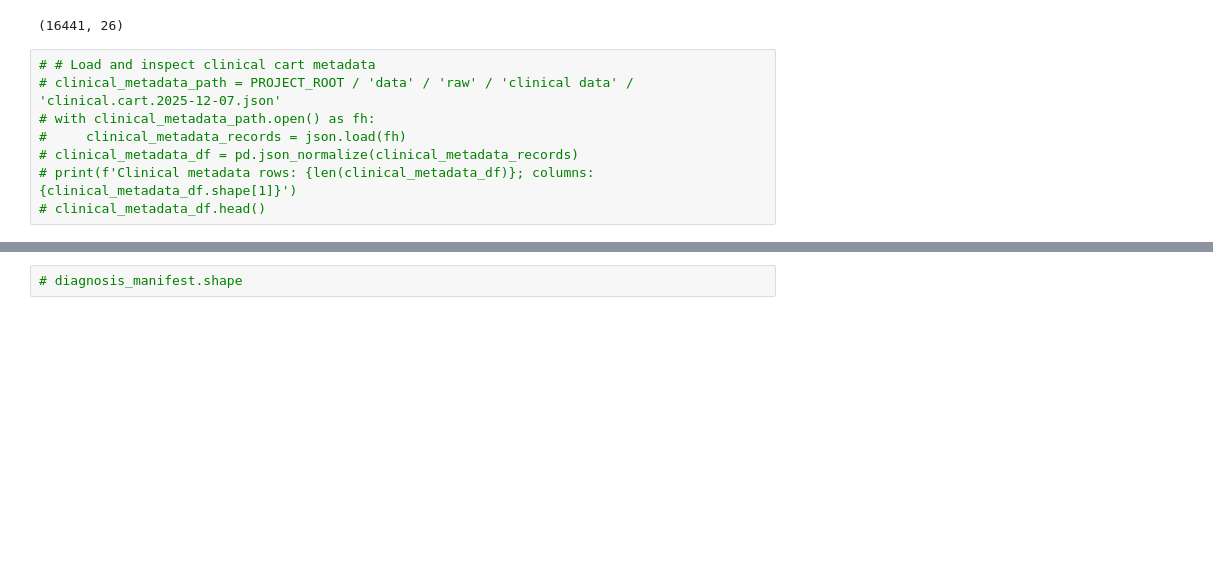
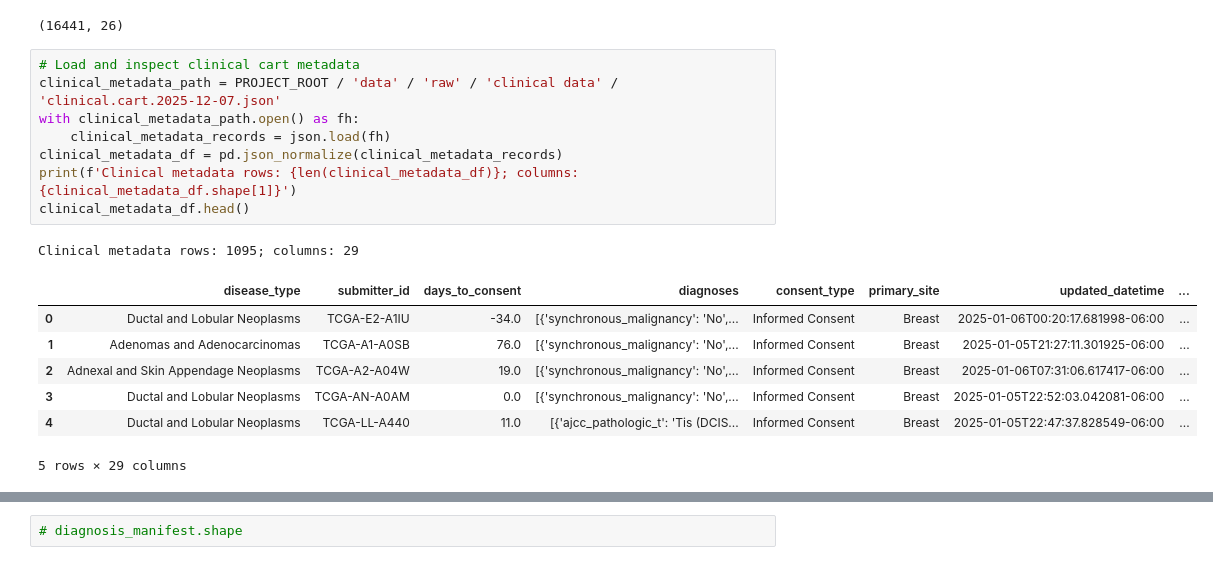
Before and after one commit to sarthak-arora1997/tcga-brca-multiomics-subtyping, a Jupyter notebook: notebooks/01_download_and_organize_data.ipynb, the cells around one changed output, grey strips where cells are left out. Drawn from its saved outputs; the diff is of its cells as text; blank space fills up the shorter version.

Commit message:
further analyzing clinical data and diagnoses within that .json file for survival analysis

```diff
--- a/notebooks/01_download_and_organize_data.ipynb
+++ b/notebooks/01_download_and_organize_data.ipynb
@@ -198,11 +198,20 @@ aliquot_manifest.shape
 # %% [output]
 (16441, 26)
 # %%
-# # Load and inspect clinical cart metadata
-# clinical_metadata_path = PROJECT_ROOT / 'data' / 'raw' / 'clinical data' / 'clinical.cart.2025-12-07.json'
-# with clinical_metadata_path.open() as fh:
-#     clinical_metadata_records = json.load(fh)
-# clinical_metadata_df = pd.json_normalize(clinical_metadata_records)
-# print(f'Clinical metadata rows: {len(clinical_metadata_df)}; columns: {clinical_metadata_df.shape[1]}')
-# clinical_metadata_df.head()
+# Load and inspect clinical cart metadata
+clinical_metadata_path = PROJECT_ROOT / 'data' / 'raw' / 'clinical data' / 'clinical.cart.2025-12-07.json'
+with clinical_metadata_path.open() as fh:
+    clinical_metadata_records = json.load(fh)
+clinical_metadata_df = pd.json_normalize(clinical_metadata_records)
+print(f'Clinical metadata rows: {len(clinical_metadata_df)}; columns: {clinical_metadata_df.shape[1]}')
+clinical_metadata_df.head()
+# %% [output]
+Clinical metadata rows: 1095; columns: 29
+|  | disease_type | submitter_id | days_to_consent | diagnoses | consent_type | primary_site | updated_datetime | ... |
+| 0 | Ductal and Lobular Neoplasms | TCGA-E2-A1IU | -34.0 | [{'synchronous_malignancy': 'No',... | Informed Consent | Breast | 2025-01-06T00:20:17.681998-06:00 | ... |
+| 1 | Adenomas and Adenocarcinomas | TCGA-A1-A0SB | 76.0 | [{'synchronous_malignancy': 'No',... | Informed Consent | Breast | 2025-01-05T21:27:11.301925-06:00 | ... |
+| 2 | Adnexal and Skin Appendage Neoplasms | TCGA-A2-A04W | 19.0 | [{'synchronous_malignancy': 'No',... | Informed Consent | Breast | 2025-01-06T07:31:06.617417-06:00 | ... |
+| 3 | Ductal and Lobular Neoplasms | TCGA-AN-A0AM | 0.0 | [{'synchronous_malignancy': 'No',... | Informed Consent | Breast | 2025-01-05T22:52:03.042081-06:00 | ... |
+| 4 | Ductal and Lobular Neoplasms | TCGA-LL-A440 | 11.0 | [{'ajcc_pathologic_t': 'Tis (DCIS... | Informed Consent | Breast | 2025-01-05T22:47:37.828549-06:00 | ... |
+5 rows × 29 columns
 # %%
```
Also changed, not shown: parts of 3 cells of this notebook.
